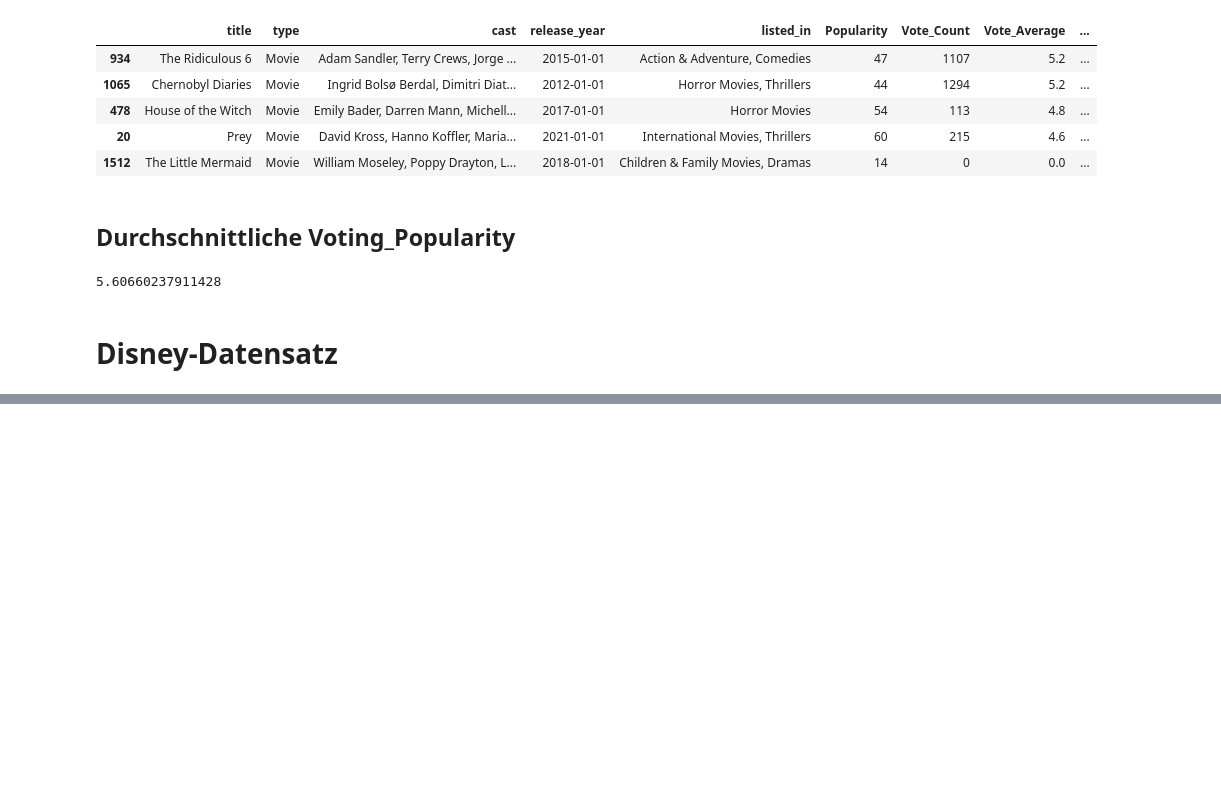
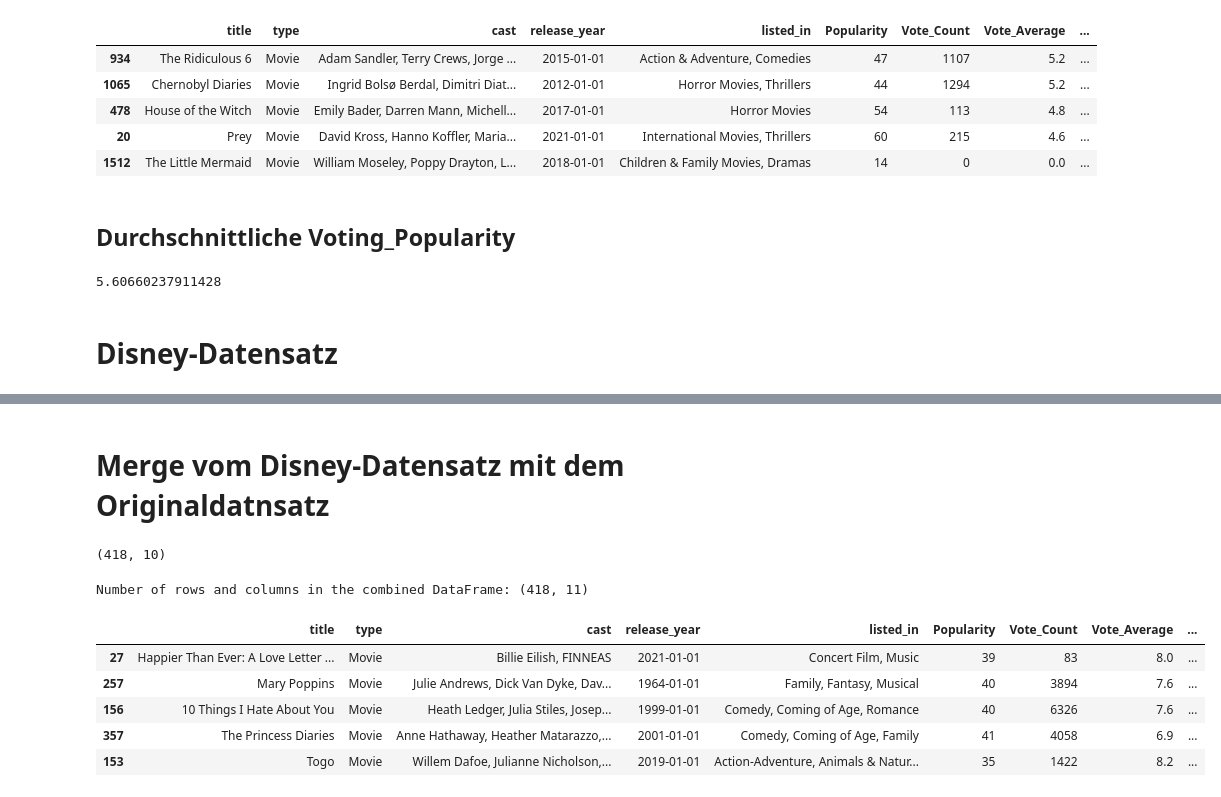
Before and after one commit to DataScience-DHBWKA/Data-Mining-Technos, a Jupyter notebook: FINAL.ipynb, the cells around one changed output, grey strips where cells are left out. Saved outputs shown, nothing was run; the diff lists cells and outputs as text; code cells hidden in the pictures; blank space fills up the shorter version.

```diff
--- a/FINAL.ipynb
+++ b/FINAL.ipynb
@@ -476,0 +525,60 @@ FileNotFoundError: [Errno 2] No such file or directory: './disney_plus_titles.cs
+# %% [markdown]
+# Merge vom Disney-Datensatz mit dem Originaldatnsatz
+# %%
+disney_common_titles = pd.merge(disney_data_clean, train_data_clean, how='inner', left_on='title', right_on='Title')
+disney_common_titles = disney_common_titles[['title', 'type', 'cast', 'release_year', 'listed_in', 'Popularity', 'Vote_Count', 'Vote_Average', 'Original_Language', 'Genre']]
+# %%
+disney_common_titles.shape
+# %% [output]
+(418, 10)
+# %%
+# Assuming disney_common_titles is your original DataFrame
+
+# Getting top values based on 10% of the highest Popularity value
+threshold_value_disney = disney_common_titles['Popularity'].max() * 0.1
+
+# Filter the DataFrame based on the threshold
+disney_top_titles = disney_common_titles[disney_common_titles['Popularity'] > threshold_value_disney]
+
+# Normalizing top titles to fit Vote_Average Scale
+normalized_top_popularity_disney = (disney_top_titles['Popularity'] / disney_top_titles['Popularity'].max()) * 10
+
+# Value of popularity and Vote_Average combined
+combined_rating_disney = (normalized_top_popularity_disney + disney_top_titles['Vote_Average']) / 2
+
+# Assigning a new column 'Voting_Popularity'
+disney_top_titles = disney_top_titles.assign(Voting_Popularity=combined_rating)
+
+# Creating a DataFrame with the rest of the titles
+rest_of_titles_disney = disney_common_titles[~disney_common_titles.index.isin(disney_top_titles.index)]
+
+# Normalizing rest of titles to fit Vote_Average Scale
+normalized_rest_popularity_disney = (rest_of_titles_disney['Popularity'] / rest_of_titles_disney['Popularity'].max()) * 10
+
+# Value of popularity and Vote_Average combined for the rest of titles
+combined_rest_rating_disney = (normalized_rest_popularity_disney + rest_of_titles_disney['Vote_Average']) / 2
+
+# Assigning a new column 'Voting_Popularity' for the rest of titles
+rest_of_titles_disney = rest_of_titles_disney.assign(Voting_Popularity=combined_rest_rating_disney)
+
+# Concatenating the two DataFrames
+combined_dataframe_disney = pd.concat([disney_top_titles, rest_of_titles_disney])
+
+# Display the combined DataFrame
+print("Number of rows and columns in the combined DataFrame:", combined_dataframe_disney.shape)
+# %% [output]
+Number of rows and columns in the combined DataFrame: (418, 11)
+# %%
+#sortiert dataframe nach Voting_Popularity in absteigender Reihnfolge
+disney_top_titles = disney_top_titles.sort_values(by='Voting_Popularity', ascending=False)
+rest_of_titles_disney = rest_of_titles_disney.sort_values(by='Voting_Popularity', ascending=False)
+combined_dataframe_disney = combined_dataframe_disney.sort_values(by='Voting_Popularity', ascending=False)
+# %%
+combined_dataframe_disney.head()
+# %% [output]
+|  | title | type | cast | release_year | listed_in | Popularity | Vote_Count | Vote_Average | ... |
+| 27 | Happier Than Ever: A Love Letter ... | Movie | Billie Eilish, FINNEAS | 2021-01-01 | Concert Film, Music | 39 | 83 | 8.0 | ... |
+| 257 | Mary Poppins | Movie | Julie Andrews, Dick Van Dyke, Dav... | 1964-01-01 | Family, Fantasy, Musical | 40 | 3894 | 7.6 | ... |
+| 156 | 10 Things I Hate About You | Movie | Heath Ledger, Julia Stiles, Josep... | 1999-01-01 | Comedy, Coming of Age, Romance | 40 | 6326 | 7.6 | ... |
+| 357 | The Princess Diaries | Movie | Anne Hathaway, Heather Matarazzo,... | 2001-01-01 | Comedy, Coming of Age, Family | 41 | 4058 | 6.9 | ... |
+| 153 | Togo | Movie | Willem Dafoe, Julianne Nicholson,... | 2019-01-01 | Action-Adventure, Animals & Natur... | 35 | 1422 | 8.2 | ... |
```
Also changed, not shown: parts of 27 cells of this notebook.
